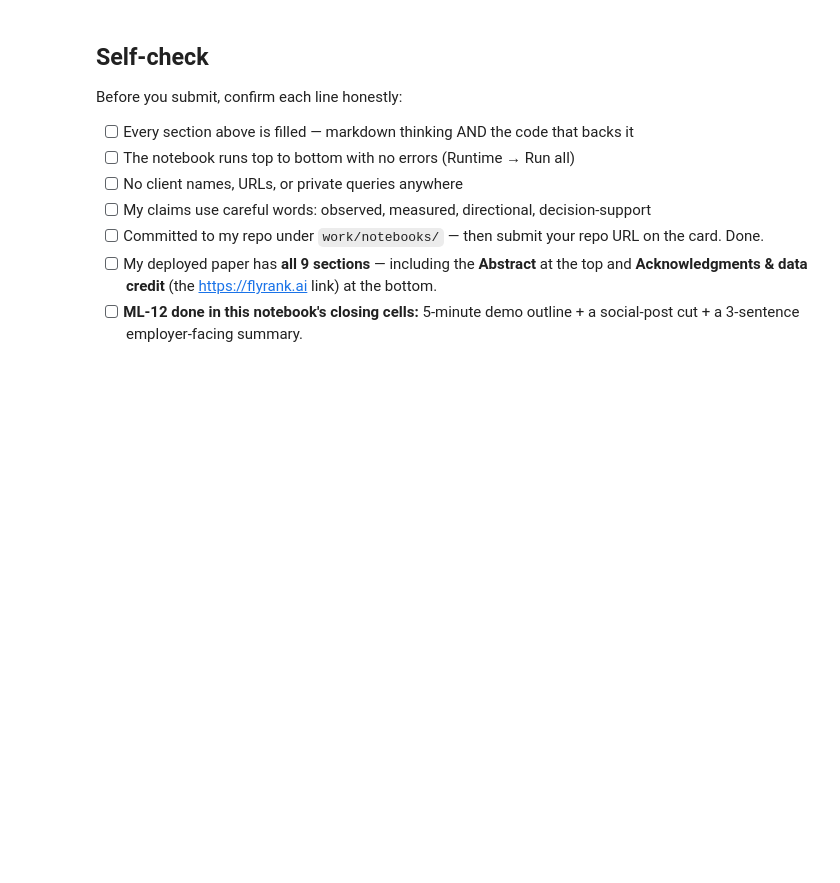
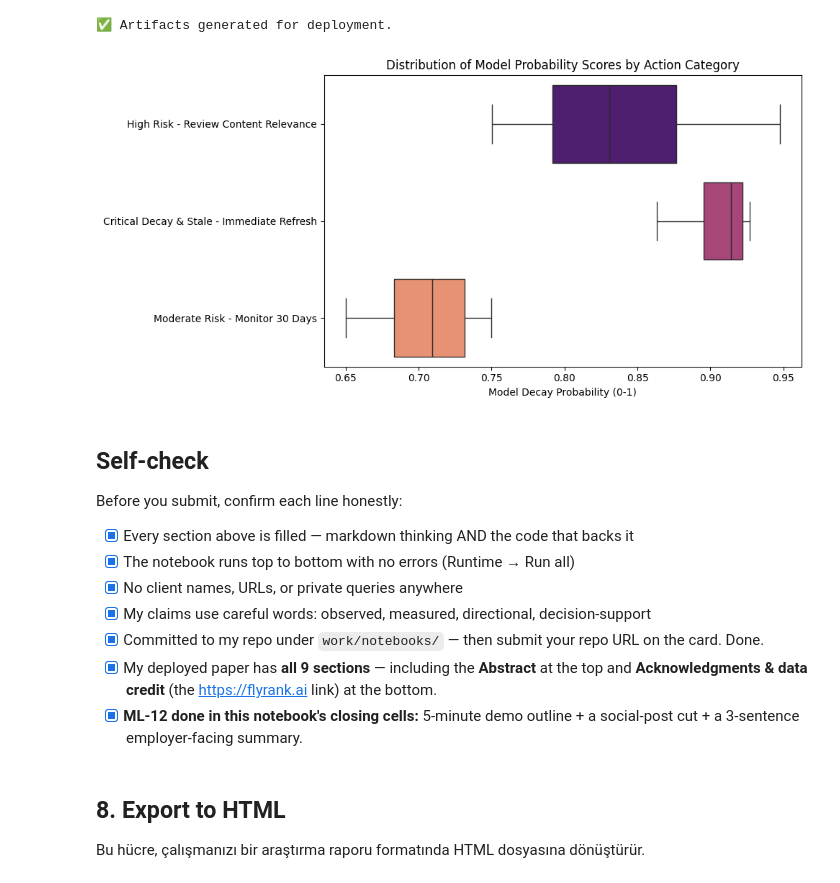
Before and after one commit to beratbaspinar/flyrank-ml-internship, a Jupyter notebook: work/notebooks/capstone.ipynb, the cells around one changed output. Cells and saved outputs as stored; diff of their text form; code cells hidden in the pictures; blank space fills up the shorter version.

```diff
--- a/work/notebooks/capstone.ipynb
+++ b/work/notebooks/capstone.ipynb
@@ -36,0 +46,12 @@ This skeleton is yours to fill. Work the sections **in order** — each one has
+# %%
+# Load and clean the data exactly as validated in previous weeks
+csv_url = "https://raw.githubusercontent.com/beratbaspinar/flyrank-ml-internship/main/data/raw/content_refresh_anonymized.csv"
+df = pd.read_csv(csv_url)
+
+# Define the label safely from trend_pct
+df['is_declining_label'] = (df['trend_pct'] < 0).astype(int)
+
+# Clean null-meaning metrics
+df['avg_position_clean'] = df['avg_position'].replace(0, 999)
+
+print(f"Data Loaded: {len(df)} rows. Base decay rate: {df['is_declining_label'].mean():.1%}")
@@ -36,0 +150,18 @@ This skeleton is yours to fill. Work the sections **in order** — each one has
+# %%
+# Generate Full Action Queue
+df['decay_probability'] = rf.predict_proba(X)[:, 1]
+action_queue = df[(df['decay_probability'] > 0.65) & (df['impressions_90d'] > 1000)].copy()
+action_queue = action_queue.sort_values(by='decay_probability', ascending=False)
+
+def assign_action(row):
+    if row['decay_probability'] > 0.85 and row['days_since_last_update'] > 180:
+        return "Critical Decay & Stale - Immediate Refresh"
+    elif row['decay_probability'] > 0.75:
+        return "High Risk - Review Content Relevance"
+    else:
+        return "Moderate Risk - Monitor 30 Days"
+
+action_queue['recommended_action'] = action_queue.apply(assign_action, axis=1)
+action_queue.head(200)[['content_id', 'client_id', 'impressions_90d', 'decay_probability', 'recommended_action']].to_csv('work/outputs/action_queue.csv', index=False)
+
+print(f"Playbook generated. Top 200 items exported to queue.")
@@ -37,12 +178,27 @@ This skeleton is yours to fill. Work the sections **in order** — each one has
+# %%
+plt.figure(figsize=(10, 5))
+sns.boxplot(data=action_queue, x='decay_probability', y='recommended_action', hue='recommended_action', palette='magma', legend=False)
+plt.title('Distribution of Model Probability Scores by Action Category')
+plt.xlabel('Model Decay Probability (0-1)')
+plt.ylabel('')
+plt.tight_layout()
+plt.savefig('work/figures/action_distribution_capstone.png')
+print("✅ Artifacts generated for deployment.")
+# %% [output]
+✅ Artifacts generated for deployment.
+[figure, added]
 # %% [markdown]
 ## Self-check
 
 Before you submit, confirm each line honestly:
 
-- [ ] Every section above is filled — markdown thinking AND the code that backs it
-- [ ] The notebook runs top to bottom with no errors (Runtime → Run all)
-- [ ] No client names, URLs, or private queries anywhere
-- [ ] My claims use careful words: observed, measured, directional, decision-support
-- [ ] Committed to my repo under `work/notebooks/` — then submit your repo URL on the card. Done.
-- [ ] My deployed paper has **all 9 sections** — including the **Abstract** at the top and **Acknowledgments & data credit** (the https://flyrank.ai link) at the bottom.
-- [ ] **ML-12 done in this notebook's closing cells:** 5-minute demo outline + a social-post cut + a 3-sentence employer-facing summary.
+- [x] Every section above is filled — markdown thinking AND the code that backs it
+- [x] The notebook runs top to bottom with no errors (Runtime → Run all)
+- [x] No client names, URLs, or private queries anywhere
+- [x] My claims use careful words: observed, measured, directional, decision-support
+- [x] Committed to my repo under `work/notebooks/` — then submit your repo URL on the card. Done.
+- [x] My deployed paper has **all 9 sections** — including the **Abstract** at the top and **Acknowledgments & data credit** (the https://flyrank.ai link) at the bottom.
+- [x] **ML-12 done in this notebook's closing cells:** 5-minute demo outline + a social-post cut + a 3-sentence employer-facing summary.
+# %% [markdown]
+## 8. Export to HTML
+Bu hücre, çalışmanızı bir araştırma raporu formatında HTML dosyasına dönüştürür.
```
Also changed, not shown: parts of 21 cells of this notebook.
